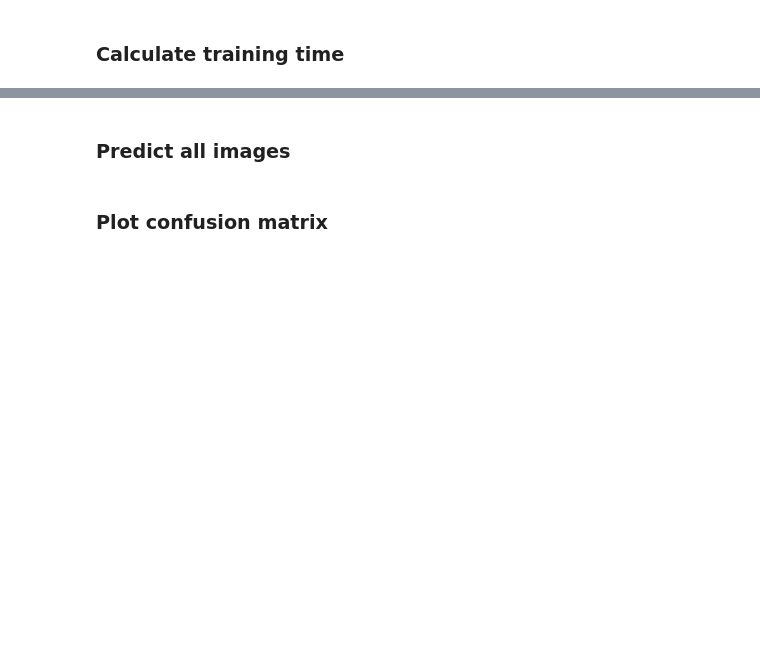
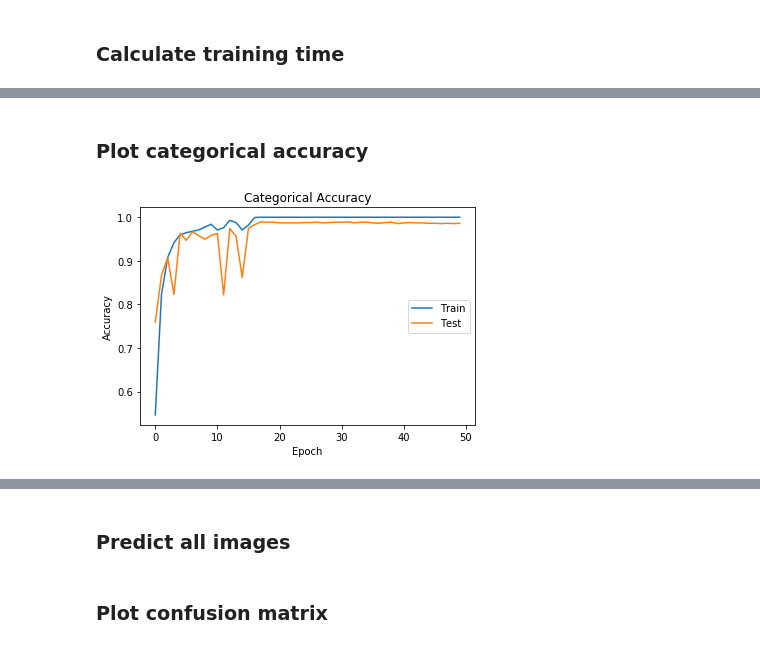
Before and after one commit to abieren/DL-Seminar-ResNet-DenseNet, a Jupyter notebook: Colab-Notebook-ResNet-DenseNet.ipynb, the cells around one changed output, grey strips where cells are left out. Saved outputs shown, nothing was run; the diff lists cells and outputs as text; code cells hidden in the pictures; blank space fills up the shorter version.

```diff
--- a/Colab-Notebook-ResNet-DenseNet.ipynb
+++ b/Colab-Notebook-ResNet-DenseNet.ipynb
@@ -596,0 +816,11 @@ plot_history(merge_all_histories(TRAINING_SESSION.training_history))
+# %% [markdown]
+### Plot categorical accuracy
+# %%
+#plt.figure(dpi=200)
+plot_history(
+    merge_all_histories(TRAINING_SESSION.training_history),
+    ["categorical_accuracy", "val_categorical_accuracy"],
+    ["Train", "Test"],
+    "Accuracy", "Categorical Accuracy")
+# %% [output]
+[figure, added]
```
Also changed, not shown: parts of 69 cells of this notebook.
